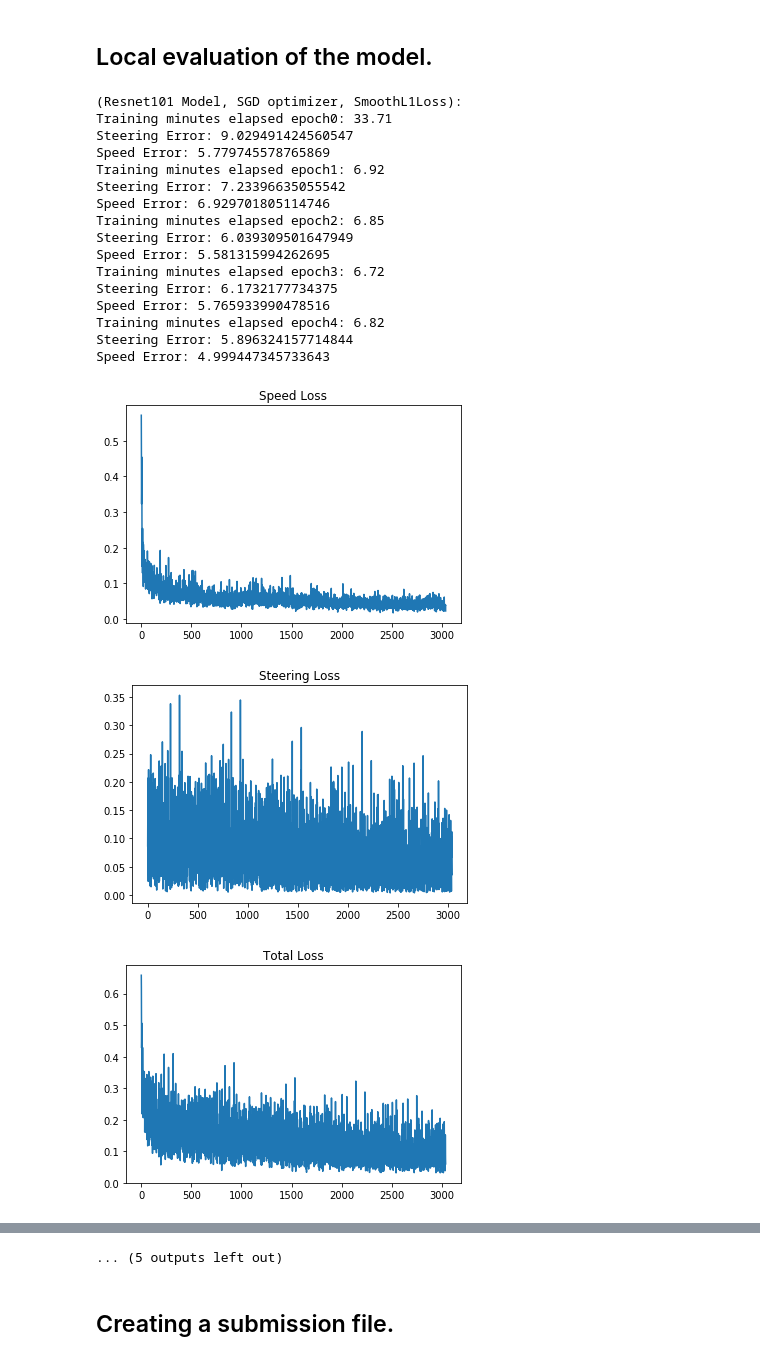
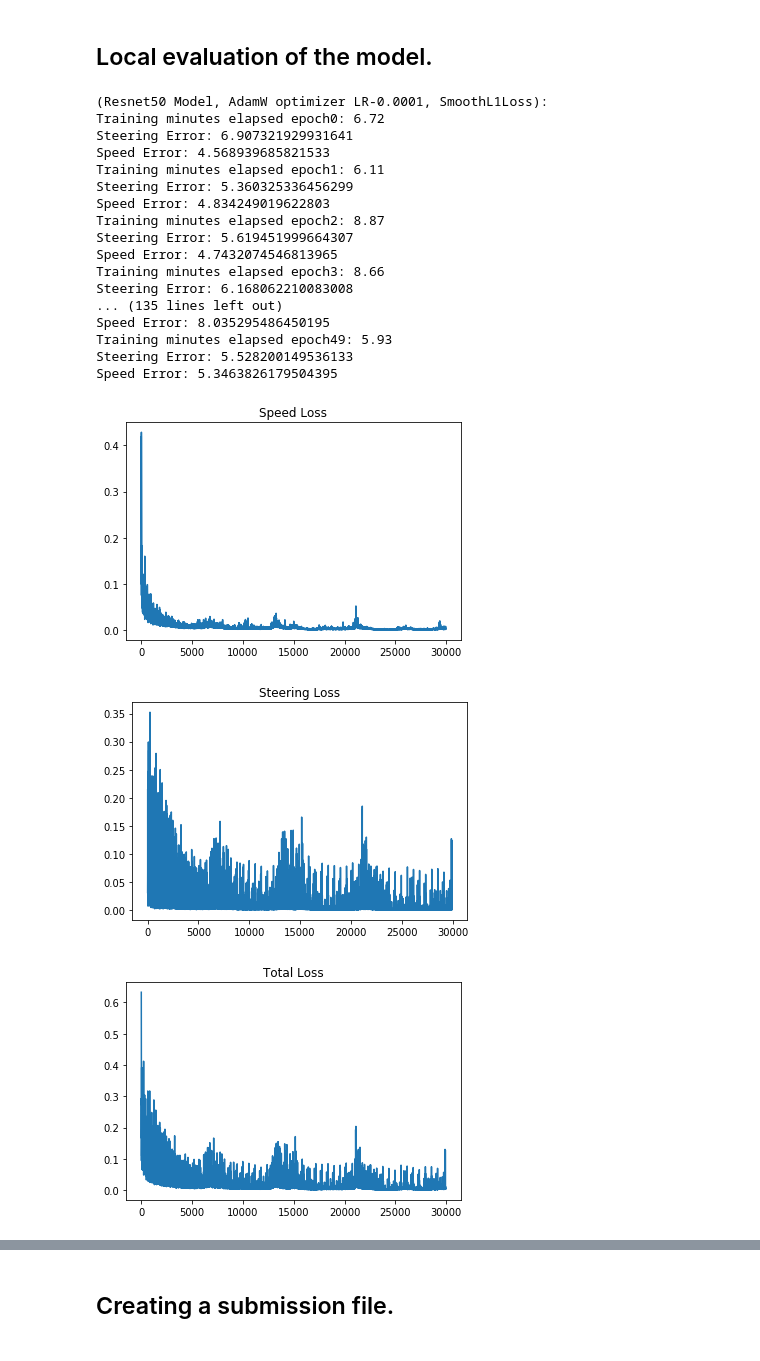
Before and after one commit to zyyhhxx/LearningToDrive, a Jupyter notebook: LearningToDriveSample3.ipynb, the cells around one changed output, grey strips where cells are left out. Cells and saved outputs as stored; diff of their text form; code cells hidden in the pictures.

```diff
--- a/LearningToDriveSample3.ipynb
+++ b/LearningToDriveSample3.ipynb
@@ -241,48 +240,49 @@ def train_model(model, optimizer, criterion_speed, criterion_steering, epochs):
 # %%
 def cross_validation(user_models, optimizers, criterion_speeds, criterion_steerings, index, name):
     print(name + ": ")
-    train_model(user_models[index], optimizers[index], criterion_speeds[index], criterion_steerings[index], 5)
+    train_model(user_models[index], optimizers[index], criterion_speeds[index], criterion_steerings[index], 50)
     print("--------------------------------------------------------------")
 # %%
 import torch.optim as optim
 
 user_models = [SomeDrivingModelResnet101(), SomeDrivingModelResnet50(), SomeDrivingModelResnet50(), SomeDrivingModelResnet50()]
 optimizers = [optim.AdamW(user_models[0].parameters()),
              optim.AdamW(user_models[1].parameters(), lr=0.0001),
              optim.AdamW(user_models[2].parameters(), lr=0.001),
              optim.AdamW(user_models[3].parameters(), lr=0.01)]
 criterion_speeds = [nn.SmoothL1Loss(), nn.SmoothL1Loss(), nn.SmoothL1Loss(), nn.SmoothL1Loss()]
 criterion_steerings = [nn.SmoothL1Loss(), nn.SmoothL1Loss(), nn.SmoothL1Loss(), nn.SmoothL1Loss()]
 
-cross_validation(user_models, optimizers, criterion_speeds, criterion_steerings, 0,
-                 "(Resnet101 Model, SGD optimizer, SmoothL1Loss)")
+#cross_validation(user_models, optimizers, criterion_speeds, criterion_steerings, 0,
+#                 "(Resnet101 Model, SGD optimizer, SmoothL1Loss)")
 
 cross_validation(user_models, optimizers, criterion_speeds, criterion_steerings, 1,
-                 "(Resnet50 Model, SGD optimizer, SmoothL1Loss)")
+                 "(Resnet50 Model, AdamW optimizer LR-0.0001, SmoothL1Loss)")
 
-cross_validation(user_models, optimizers, criterion_speeds, criterion_steerings, 2,
-                 "(Resnet50 Model, AdamW optimizer, SmoothL1Loss)")
+#cross_validation(user_models, optimizers, criterion_speeds, criterion_steerings, 2,
+#                 "(Resnet50 Model, AdamW optimizer, SmoothL1Loss)")
 
-cross_validation(user_models, optimizers, criterion_speeds, criterion_steerings, 3,
-                 "(Resnet50 Model, AdamW optimizer, SmoothL1Loss)")
+#cross_validation(user_models, optimizers, criterion_speeds, criterion_steerings, 3,
+#                 "(Resnet50 Model, AdamW optimizer, SmoothL1Loss)")
 # %% [output]
-(Resnet101 Model, SGD optimizer, SmoothL1Loss):
-Training minutes elapsed epoch0: 33.71
-Steering Error: 9.029491424560547
-Speed Error: 5.779745578765869
-Training minutes elapsed epoch1: 6.92
-Steering Error: 7.23396635055542
-Speed Error: 6.929701805114746
-Training minutes elapsed epoch2: 6.85
-Steering Error: 6.039309501647949
-Speed Error: 5.581315994262695
-Training minutes elapsed epoch3: 6.72
-Steering Error: 6.1732177734375
-Speed Error: 5.765933990478516
-Training minutes elapsed epoch4: 6.82
-Steering Error: 5.896324157714844
-Speed Error: 4.999447345733643
+(Resnet50 Model, AdamW optimizer LR-0.0001, SmoothL1Loss):
+Training minutes elapsed epoch0: 6.72
+Steering Error: 6.907321929931641
+Speed Error: 4.568939685821533
+Training minutes elapsed epoch1: 6.11
+Steering Error: 5.360325336456299
+Speed Error: 4.834249019622803
+Training minutes elapsed epoch2: 8.87
+Steering Error: 5.619451999664307
+Speed Error: 4.7432074546813965
+Training minutes elapsed epoch3: 8.66
+Steering Error: 6.168062210083008
+... (135 lines left out)
+Speed Error: 8.035295486450195
+Training minutes elapsed epoch49: 5.93
+Steering Error: 5.528200149536133
+Speed Error: 5.3463826179504395
-[figure, old version]
+[figure, new version]
-[figure, old version]
+[figure, new version]
-[figure, old version]
+[figure, new version]
 --------------------------------------------------------------
@@ -328,4 +289,3 @@ Speed Error: 5.3489990234375
-... (5 outputs left out)
 # %% [markdown]
 ## Creating a submission file.
 # %%
```
Also changed, not shown: parts of 4 cells of this notebook.
